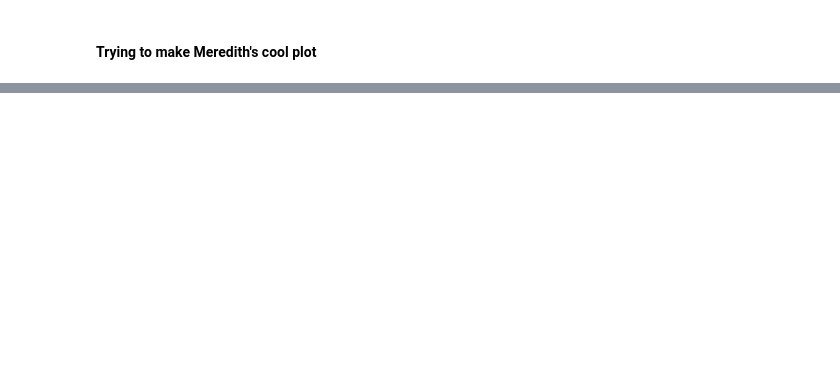
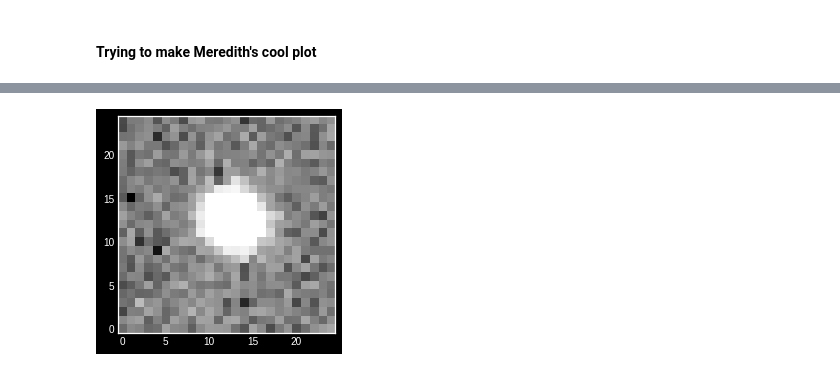
Before and after one commit to mrawls/qso-hitsvar, a Jupyter notebook: ASTR_499_NB5_PrettyPlots.ipynb, the cells around one changed output, grey strips where cells are left out. Drawn from its saved outputs; the diff is of its cells as text; code cells hidden in the pictures; blank space fills up the shorter version.

```diff
--- a/ASTR_499_NB5_PrettyPlots.ipynb
+++ b/ASTR_499_NB5_PrettyPlots.ipynb
@@ -156,0 +197,6 @@ NoResults: No locations for get: datasetType:calexp dataId:DataId(initialdata={'
+# %%
+table4plotzdict = {'ccdVisitId': ccdVisitIds, 'ra':ra, 'dec':dec, 'diaObjectId':diaObjectIdArray}
+table4plotz = pd.DataFrame(data=table4plotzdict)
+# %%
+table4plotz['ccd'] = table4plotz.ccdVisitId.apply(lambda x: str(x)[-2:])
+table4plotz['Visit'] = table4plotz.ccdVisitId.apply(lambda x: str(x)[:-2])
@@ -156,0 +221,16 @@ NoResults: No locations for get: datasetType:calexp dataId:DataId(initialdata={'
+# %%
+MILLI_close = MILLI_all_filtered.loc[MILLI_all_filtered['d2d_deg'] < 0.00001]
+# %%
+def snapshotplots(idx):
+    dataId = {'visit': float(table4plotz['Visit'].iloc[idx]), 'ccd': float(table4plotz['ccd'].iloc[idx])}
+    calexp = butler.get('calexp', dataId = dataId)
+    centerSource = lsst.geom.SpherePoint(table4plotz['ra'].iloc[idx], table4plotz['dec'].iloc[idx], lsst.geom.degrees)
+    size = lsst.geom.Extent2I(25, 25)
+    calexpArray = calexp.getCutout(centerSource, size).getMaskedImage().getImage().getArray()
+    norm = ImageNormalize(calexpArray, interval=ZScaleInterval(), stretch=SqrtStretch())
+    plt.imshow(calexpArray, cmap='gray', norm=norm, origin='lower')
+# %%
+for i in range(len(MILLI_close)):
+    snapshotplots(i) #Why won't this plot more than one?
+# %% [output]
+[figure, added]
```
Also changed, not shown: parts of 30 cells of this notebook, 4 other files.
